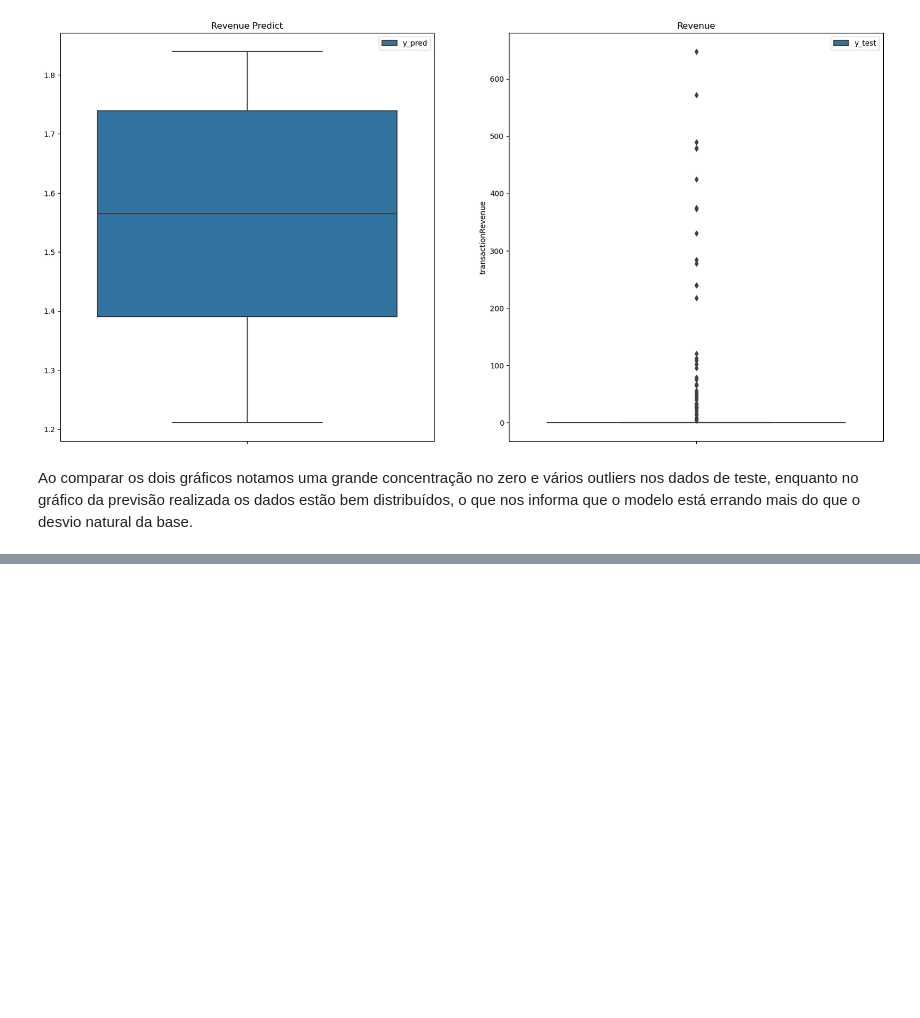
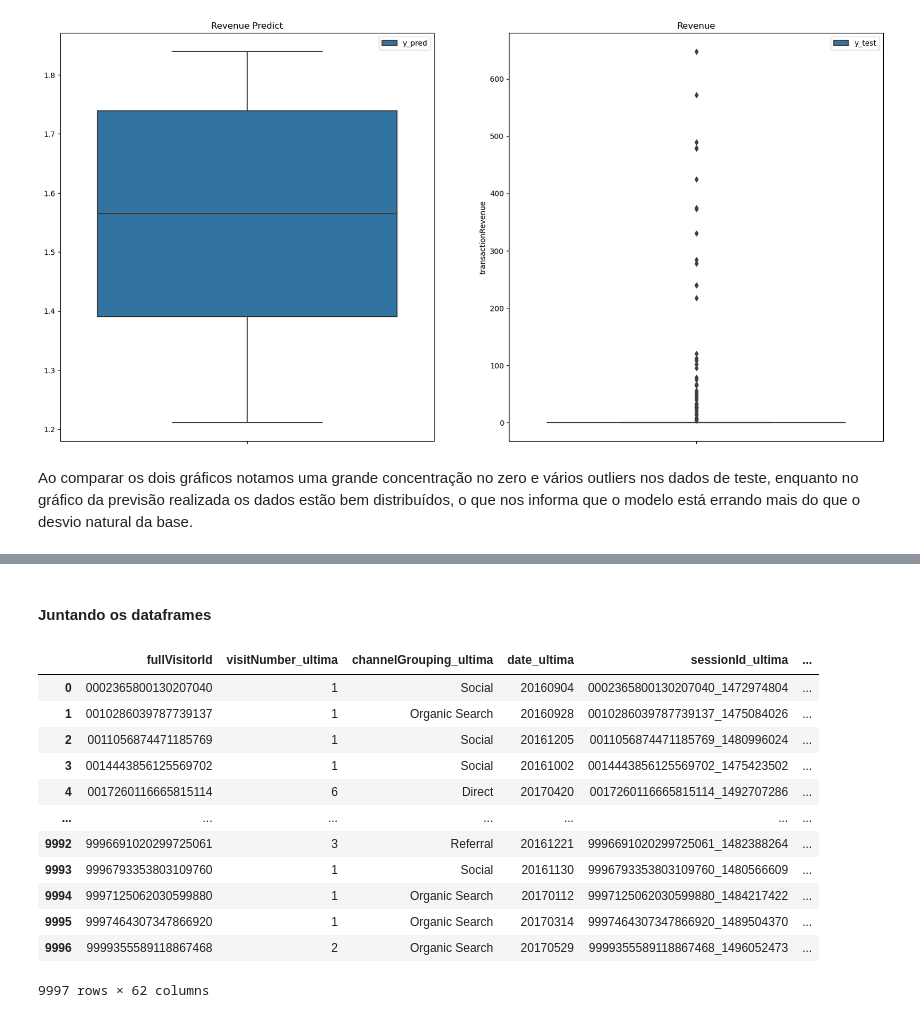
Before and after one commit to CrisNakamura/modelo_digital_marketing, a Jupyter notebook: marketing_analytics.ipynb, the cells around one changed output, grey strips where cells are left out. Drawn from its saved outputs; the diff is of its cells as text; code cells hidden in the pictures; blank space fills up the shorter version.

```diff
--- a/marketing_analytics.ipynb
+++ b/marketing_analytics.ipynb
@@ -346,0 +347,7 @@ Ao comparar os dois gráficos notamos uma grande concentração no zero e vário
+# %%
+# Agrupando por usuário.
+ultima_visita = df.groupby('fullVisitorId', as_index=False)
+
+# Pegando a última visita de cada usuário.
+ultima_visita = ultima_visita['visitNumber'].max()
+ultima_visita.head()
@@ -346,0 +381,4 @@ Ao comparar os dois gráficos notamos uma grande concentração no zero e vário
+# %%
+# Juntando os dataframes.
+visitas = pd.merge(ultima_visita, ultima_visita_unico, left_on=['fullVisitorId', 'visitNumber'], right_on=['fullVisitorId', 'visitNumber'], how='left')
+visitas.head()
@@ -346,0 +394,10 @@ Ao comparar os dois gráficos notamos uma grande concentração no zero e vário
+# %%
+# Agrupando por usuário.
+primeira_visita = df.groupby('fullVisitorId', as_index=False)
+
+# Pegando a última visita de cada usuário.
+primeira_visita = primeira_visita['visitNumber'].min()
+
+# Settando o index.
+primeira_visita.set_index('fullVisitorId', inplace=True)
+primeira_visita.head()
@@ -346,0 +412,21 @@ Ao comparar os dois gráficos notamos uma grande concentração no zero e vário
+# %% [markdown]
+#### Juntando os dataframes
+# %%
+visitas = visitas.join(primeira_visita, how='left', on='fullVisitorId', rsuffix='_primeira')
+visitas = pd.merge(visitas, ultima_visita_unico, left_on=['fullVisitorId', 'visitNumber_primeira'],
+                   right_on=['fullVisitorId', 'visitNumber'], how='left', suffixes=['_ultima', '_primeira'])
+visitas
+# %% [output]
+|  | fullVisitorId | visitNumber_ultima | channelGrouping_ultima | date_ultima | sessionId_ultima | ... |
+| 0 | 0002365800130207040 | 1 | Social | 20160904 | 0002365800130207040_1472974804 | ... |
+| 1 | 0010286039787739137 | 1 | Organic Search | 20160928 | 0010286039787739137_1475084026 | ... |
+| 2 | 0011056874471185769 | 1 | Social | 20161205 | 0011056874471185769_1480996024 | ... |
+| 3 | 0014443856125569702 | 1 | Social | 20161002 | 0014443856125569702_1475423502 | ... |
+| 4 | 0017260116665815114 | 6 | Direct | 20170420 | 0017260116665815114_1492707286 | ... |
+| ... | ... | ... | ... | ... | ... | ... |
+| 9992 | 9996691020299725061 | 3 | Referral | 20161221 | 9996691020299725061_1482388264 | ... |
+| 9993 | 9996793353803109760 | 1 | Social | 20161130 | 9996793353803109760_1480566609 | ... |
+| 9994 | 9997125062030599880 | 1 | Organic Search | 20170112 | 9997125062030599880_1484217422 | ... |
+| 9995 | 9997464307347866920 | 1 | Organic Search | 20170314 | 9997464307347866920_1489504370 | ... |
+| 9996 | 9999355589118867468 | 2 | Organic Search | 20170529 | 9999355589118867468_1496052473 | ... |
+9997 rows × 62 columns
```
Also changed, not shown: parts of 21 cells of this notebook.
